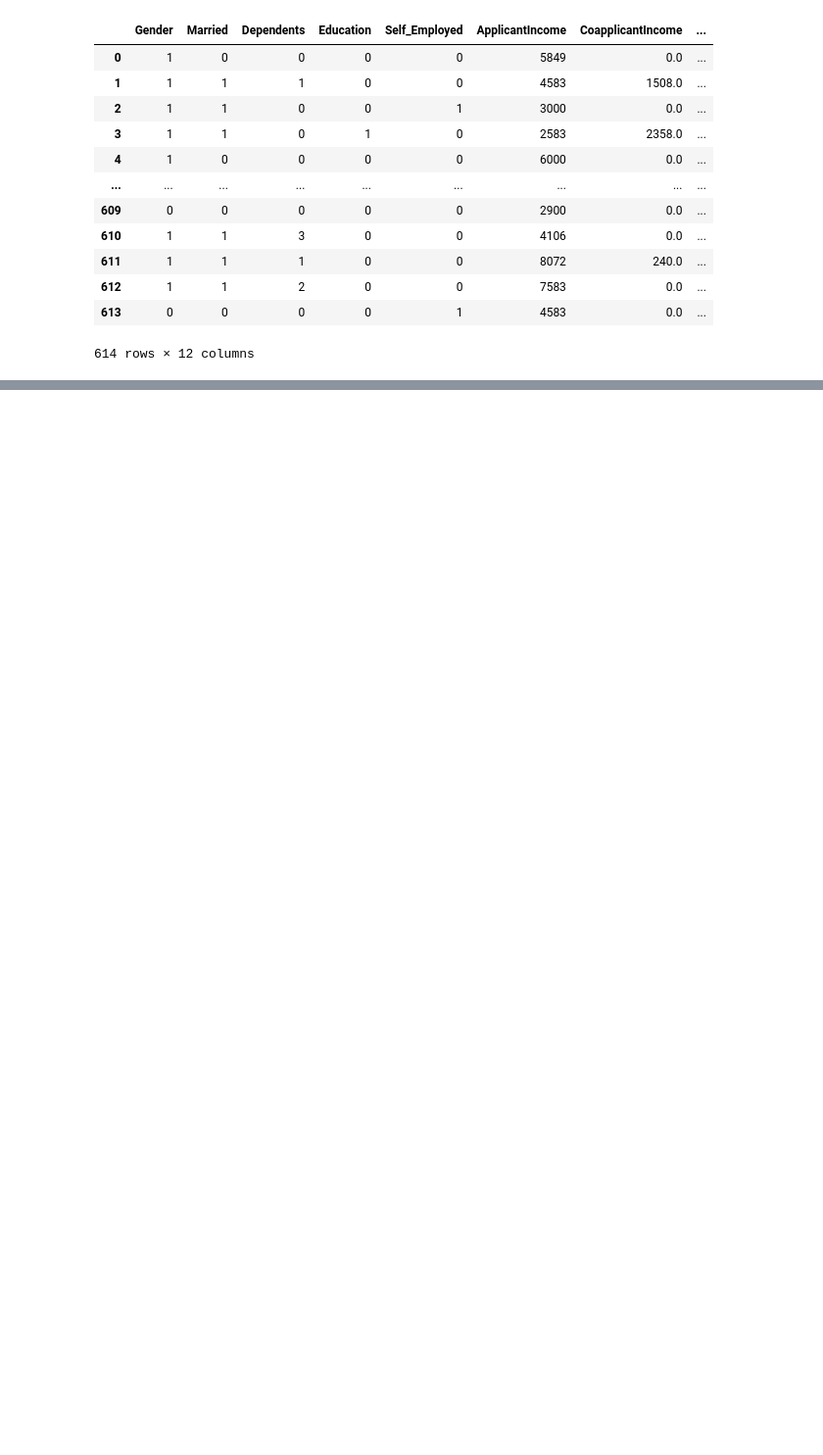
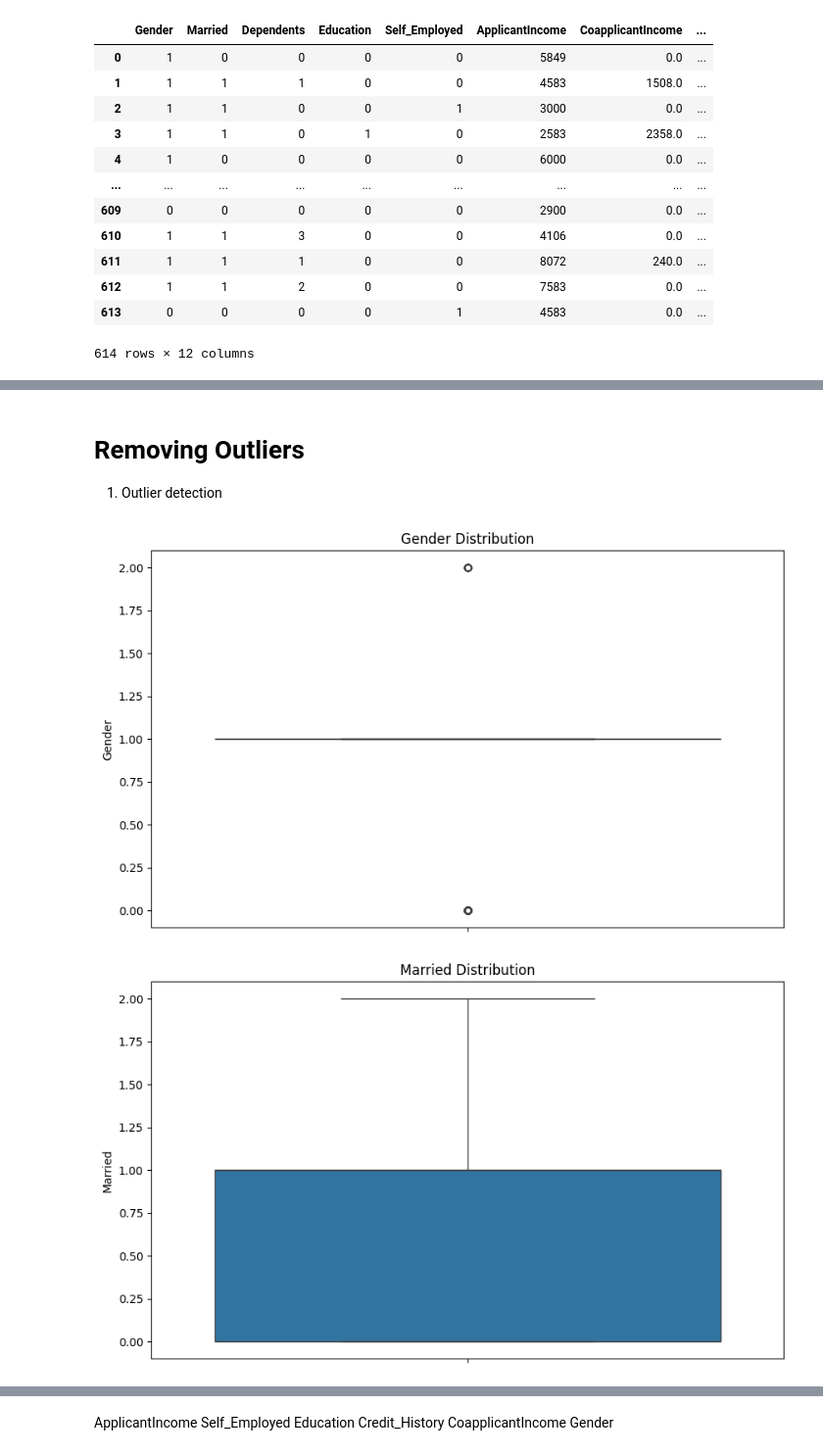
Before and after one commit to lucy-kevin/loan-prediction-data, a Jupyter notebook: loan_prediction.ipynb, the cells around one changed output, grey strips where cells are left out. Shown at 98% size. Cells and saved outputs as stored; diff of their text form; code cells hidden in the pictures; blank space fills up the shorter version.

Commit message:
worked on handling outliers, standardization, and normalization

```diff
--- a/loan_prediction.ipynb
+++ b/loan_prediction.ipynb
@@ -274,0 +409,15 @@ dtype: int64
+# %% [markdown]
+# Removing Outliers
+1. Outlier detection
+# %%
+
+for i in df_copy1:
+
+    plt.figure(figsize=(10, 6))
+    sns.boxplot(data=df_copy1[i])
+    plt.xticks(rotation=45)
+    plt.title(f"{i} Distribution")
+    plt.show()
+# %% [output]
+[figure, added]
+[figure, added]
@@ -274,0 +434,7 @@ dtype: int64
+# %% [markdown]
+ApplicantIncome
+Self_Employed
+Education
+Credit_History
+CoapplicantIncome
+Gender
```
Also changed, not shown: parts of 29 cells of this notebook.
